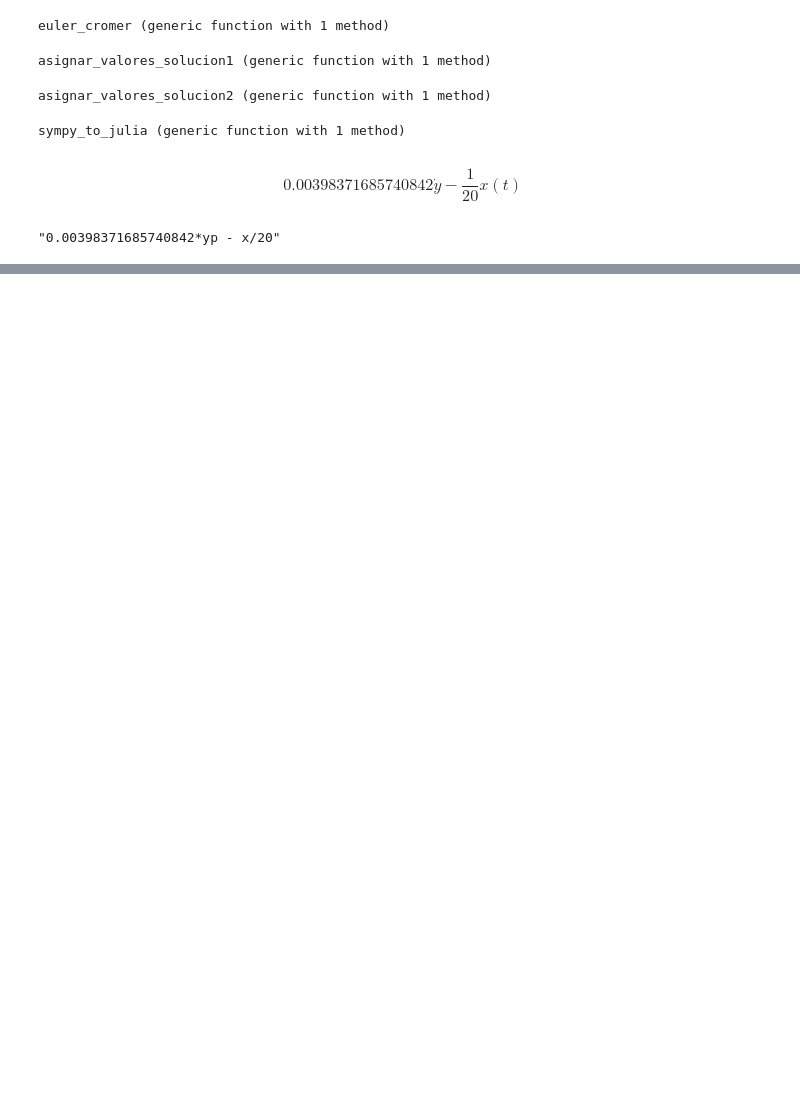
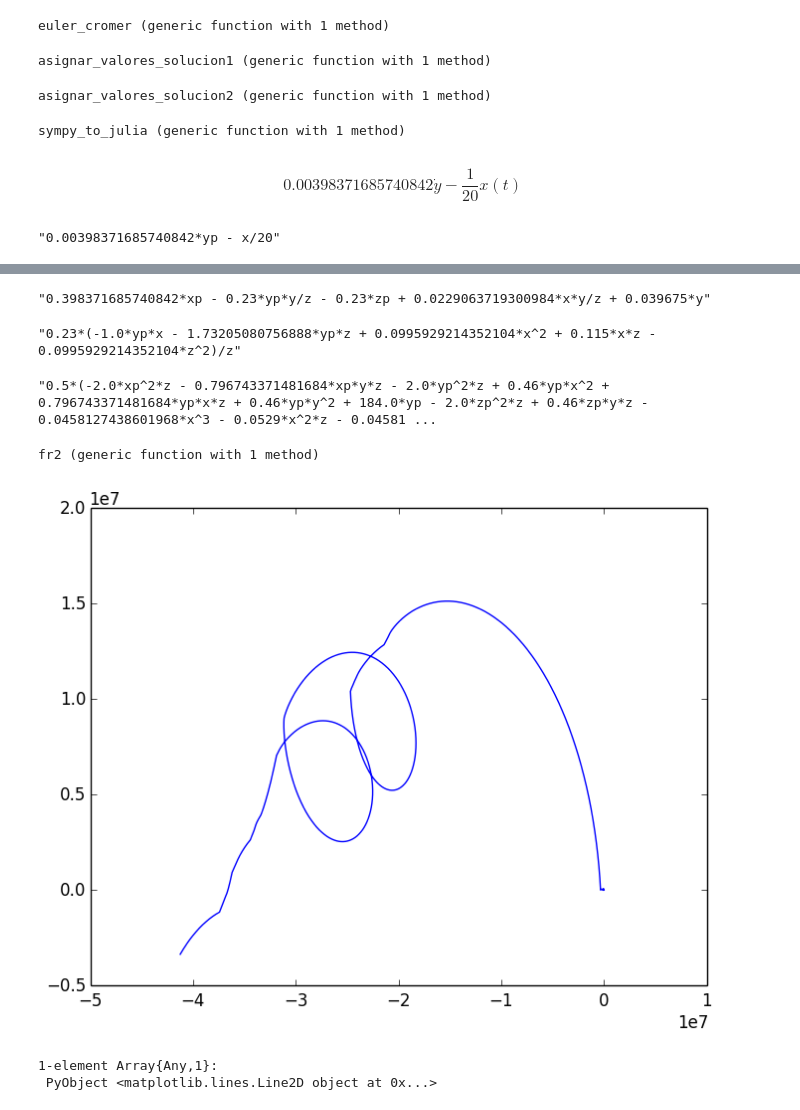
Before and after one commit to GX-Calva-Garcia/Proyecto-Final, a Jupyter notebook: pendulo.ipynb, the cells around one changed output, grey strips where cells are left out. Drawn from its saved outputs; the diff is of its cells as text; code cells hidden in the pictures; blank space fills up the shorter version.

```diff
--- a/pendulo.ipynb
+++ b/pendulo.ipynb
@@ -273,0 +388,28 @@ while loading In[68], in expression starting on line 3
+# %%
+sympy_to_julia(soly_con_numeros)
+# %% [output]
+"0.398371685740842*xp - 0.23*yp*y/z - 0.23*zp + 0.0229063719300984*x*y/z + 0.039675*y"
+# %%
+sympy_to_julia(solx_con_numeros)
+# %% [output]
+"0.23*(-1.0*yp*x - 1.73205080756888*yp*z + 0.0995929214352104*x^2 + 0.115*x*z - 0.0995929214352104*z^2)/z"
+# %%
+sympy_to_julia(solz_con_numeros)
+# %% [output]
+"0.5*(-2.0*xp^2*z - 0.796743371481684*xp*y*z - 2.0*yp^2*z + 0.46*yp*x^2 + 0.796743371481684*yp*x*z + 0.46*yp*y^2 + 184.0*yp - 2.0*zp^2*z + 0.46*zp*y*z - 0.0458127438601968*x^3 - 0.0529*x^2*z - 0.04581 ...
+# %%
+fx2(xp,yp,zp,x,y,z)=0.23*(-1.0*yp*x - 1.73205080756888*yp*z + 0.0995929214352104*x^2 + 0.115*x*z - 0.0995929214352104*z^2)/z
+fy2(xp,yp,zp,x,y,z)=0.398371685740842*xp - 0.23*yp*y/z - 0.23*zp + 0.0229063719300984*x*y/z + 0.039675*y
+fz2(xp,yp,zp,x,y,z)=0.5*(-2.0*xp^2*z - 0.796743371481684*xp*y*z - 2.0*yp^2*z + 0.46*yp*x^2 + 0.796743371481684*yp*x*z + 0.46*yp*y^2 + 184.0*yp - 2.0*zp^2*z + 0.46*zp*y*z - 0.0458127438601968*x^3 - 0.0529*x^2*z - 0.0458127438601968*x*y^2 + 0.0458127438601968*x*z^2 - 18.3250975440787*x - 0.07935*y^2*z - 389.42*z)/z^2
+fv2(r0,v,t)=[fx2(v[1],v[2],v[3],r0[1],r0[2],r0[3]),fy2(v[1],v[2],v[3],r0[1],r0[2],r0[3]),fz2(v[1],v[2],v[3],r0[1],r0[2],r0[3]) ]
+fr2(r0,v,t)=v
+# %% [output]
+fr2 (generic function with 1 method)
+# %%
+t2,q2,v2=euler_cromer([5.0,2.0,3.0],[3.0,9.0, 1.0],0.0,110.0,1e-4,fr2,fv2);
+# %%
+plot(q2[:,1],q2[:,2])
+# %% [output]
+[figure, added]
+1-element Array{Any,1}:
+ PyObject <matplotlib.lines.Line2D object at 0x...>
```
Also changed, not shown: parts of 30 cells of this notebook.
